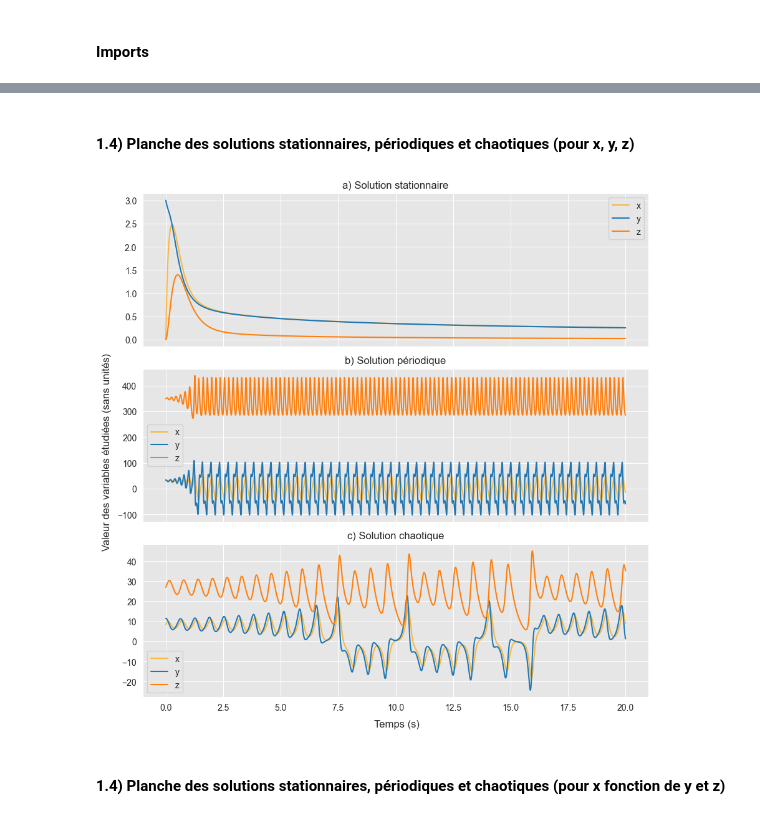
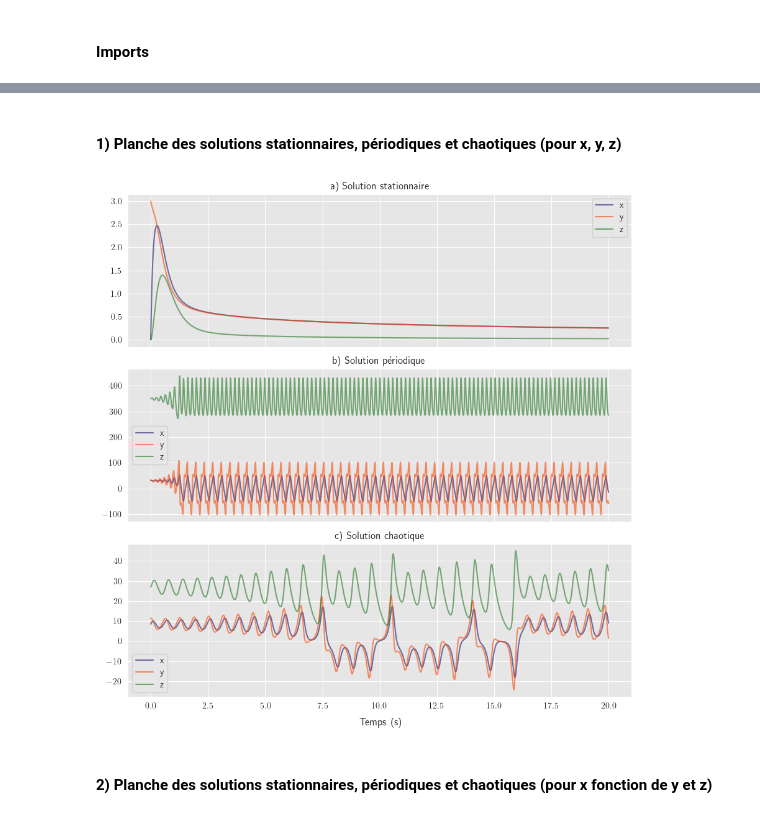
Before and after one commit to evecastonguay/laboratoire3, a Jupyter notebook: E_02/solution_numérique.ipynb, the cells around one changed output, grey strips where cells are left out. Saved outputs shown, nothing was run; the diff lists cells and outputs as text; code cells hidden in the pictures.

```diff
--- a/E_02/solution_numérique.ipynb
+++ b/E_02/solution_numérique.ipynb
@@ -11,3 +11,5 @@ import matplotlib.pyplot as plt
 import pandas as pd
 from matplotlib.pyplot import subplot, ylabel, xlabel
 import seaborn as sns
+
+plt.rcParams["text.usetex"] = True
@@ -203,6 +16,10 @@ plt.show()
 # %% [markdown]
-#### 1.4) Planche des solutions stationnaires, périodiques et chaotiques (pour x, y, z)
+#### 1) Planche des solutions stationnaires, périodiques et chaotiques (pour x, y, z)
 # %%
+## 0) constantes pour le problème
+pas_de_temps = 0.001
+n_pas_de_temps = 2e4
+
 ## 1) préparation de la planche
 sns.set_style("darkgrid", {"axes.facecolor": "0.9"}) # controller le style avec seaborn: plus la valeur est basse, plus c'est foncé.
 fig, ax = plt.subplots(3,1, figsize=(9, 9), sharex=True) # figsize=(8, 8), sharey=True
@@ -212,12 +29,11 @@ fig, ax = plt.subplots(3,1, figsize=(9, 9), sharex=True) # figsize=(8, 8), share
 sigma = 10
 rho = 1
 beta = 2.667
-pas_de_temps = 0.001
-n_pas_de_temps = 2e4
+eta = np.sqrt(beta*(rho-1))
 
 # calculer valeurs initiales des variables dépendantes
-x_0 = np.sqrt(beta*(rho-1))
-y_0 = x_0 + 3
+x_0 = eta
+y_0 = eta + 3
 z_0 = rho - 1
 
 # utilisation des équations discrétisées
@@ -236,10 +52,11 @@ for i in range(len(valeurs_t)-1):
     valeurs_z = np.append(valeurs_z,z_p_1)
 
 # graphique
-ax[0].plot(valeurs_t,valeurs_x, color='orange', alpha=0.7, label='x')
-ax[0].plot(valeurs_t,valeurs_y, label = 'y')
-ax[0].plot(valeurs_t,valeurs_z, label = 'z')
-ax[0].set(title='a) Solution stationnaire')
+ax[0].plot(valeurs_t,valeurs_x, color='midnightblue', alpha=0.6, label='x')
+ax[0].plot(valeurs_t,valeurs_y, color='orangered', alpha=0.6, label = 'y')
+ax[0].plot(valeurs_t,valeurs_z, color='darkgreen', alpha=0.5, label = 'z')
+#ax[0].set_title(r"a) Solution stationnaire")
+ax[0].set_title("a) Solution stationnaire")
 ax[0].legend()
 
 ## 2.2) calcul des valeurs de x, y, z sur tous les pas de temps (périodique)
@@ -247,12 +64,11 @@ ax[0].legend()
 sigma = 10
 rho = 350
 beta = 2.667
-pas_de_temps = 0.001
-n_pas_de_temps = 2e4
+eta = np.sqrt(beta*(rho-1))
 
 # calculer valeurs initiales des variables dépendantes
-x_0 = np.sqrt(beta*(rho-1))
-y_0 = x_0 + 3
+x_0 = eta
+y_0 = eta + 3
 z_0 = rho - 1
 
 # utilisation des équations discrétisées
@@ -271,10 +87,10 @@ for i in range(len(valeurs_t)-1):
     valeurs_z = np.append(valeurs_z,z_p_1)
 
 # graphique
-ax[1].plot(valeurs_t,valeurs_x, color='orange', alpha=0.7, label='x')
-ax[1].plot(valeurs_t,valeurs_y, label = 'y')
-ax[1].plot(valeurs_t,valeurs_z, label = 'z')
-ax[1].set(title='b) Solution périodique')
+ax[1].plot(valeurs_t,valeurs_x, color='midnightblue', alpha=0.6, label='x')
+ax[1].plot(valeurs_t,valeurs_y, color='orangered', alpha=0.6, label = 'y')
+ax[1].plot(valeurs_t,valeurs_z, color='darkgreen', alpha=0.5, label = 'z')
+ax[1].set_title(r"b) Solution périodique")
 ax[1].legend()
 
 ## 2.3) calcul des valeurs de x, y, z sur tous les pas de temps (chaotique)
@@ -282,45 +98,43 @@ ax[1].legend()
 sigma = 10
 rho = 28
 beta = 2.667
-pas_de_temps = 0.001
-n_pas_de_temps = 2e4
+eta = np.sqrt(beta*(rho-1))
 
 # calculer valeurs initiales des variables dépendantes
-x_0 = np.sqrt(beta*(rho-1))
-y_0 = x_0 + 3
+x_0 = eta
+y_0 = eta + 3
 z_0 = rho - 1
 
 # utilisation des équations discrétisées
 valeurs_t = np.arange(0,pas_de_temps*n_pas_de_temps,pas_de_temps) # ndarray
 valeurs_x = np.array([x_0]) # ndarray
 valeurs_y = np.array([y_0])
 valeurs_z = np.array([z_0])
 
 for i in range(len(valeurs_t)-1):
     x_p_1 = (sigma*(valeurs_y[i]-valeurs_x[i]))*pas_de_temps+valeurs_x[i]
     y_p_1 = (valeurs_x[i]*(rho-valeurs_z[i])-valeurs_y[i])*pas_de_temps+valeurs_y[i]
     z_p_1 = (valeurs_y[i]*valeurs_x[i]-beta*valeurs_z[i])*pas_de_temps+valeurs_z[i]
 
     valeurs_x = np.append(valeurs_x,x_p_1)
     valeurs_y = np.append(valeurs_y,y_p_1)
     valeurs_z = np.append(valeurs_z,z_p_1)
 
 # graphique
-ax[2].plot(valeurs_t,valeurs_x, color='orange', alpha=0.7, label='x')
-ax[2].plot(valeurs_t,valeurs_y, label = 'y')
-ax[2].plot(valeurs_t,valeurs_z, label = 'z')
-ax[2].set(title='c) Solution chaotique')
+ax[2].plot(valeurs_t,valeurs_x, color='midnightblue', alpha=0.6, label='x')
+ax[2].plot(valeurs_t,valeurs_y, color='orangered', alpha=0.6, label = 'y')
+ax[2].plot(valeurs_t,valeurs_z, color='darkgreen', alpha=0.5, label = 'z')
+ax[2].set_title(r"c) Solution chaotique")
 ax[2].legend()
 
 ## 3) titre des axes du graphique
 fig.text(0.535, 0.01, 'Temps (s)', ha='center', fontsize='large')
-fig.text(0.01, 0.5, 'Valeur des variables étudiées (sans unités)', va='center', rotation='vertical', fontsize='large')
 
 plt.tight_layout(rect=[0.02, 0.02, 1, 1])
 plt.savefig('/Users/evecastonguay/Desktop/Labo/E_02/Figures/planche_xyz.png',dpi=500)
 plt.show()
 # %% [output]
-[figure, old version]
+[figure, new version]
 # %% [markdown]
-#### 1.4) Planche des solutions stationnaires, périodiques et chaotiques (pour x fonction de y et z)
+#### 2) Planche des solutions stationnaires, périodiques et chaotiques (pour x fonction de y et z)
 # %%
```
Also changed, not shown: parts of 7 cells of this notebook.
